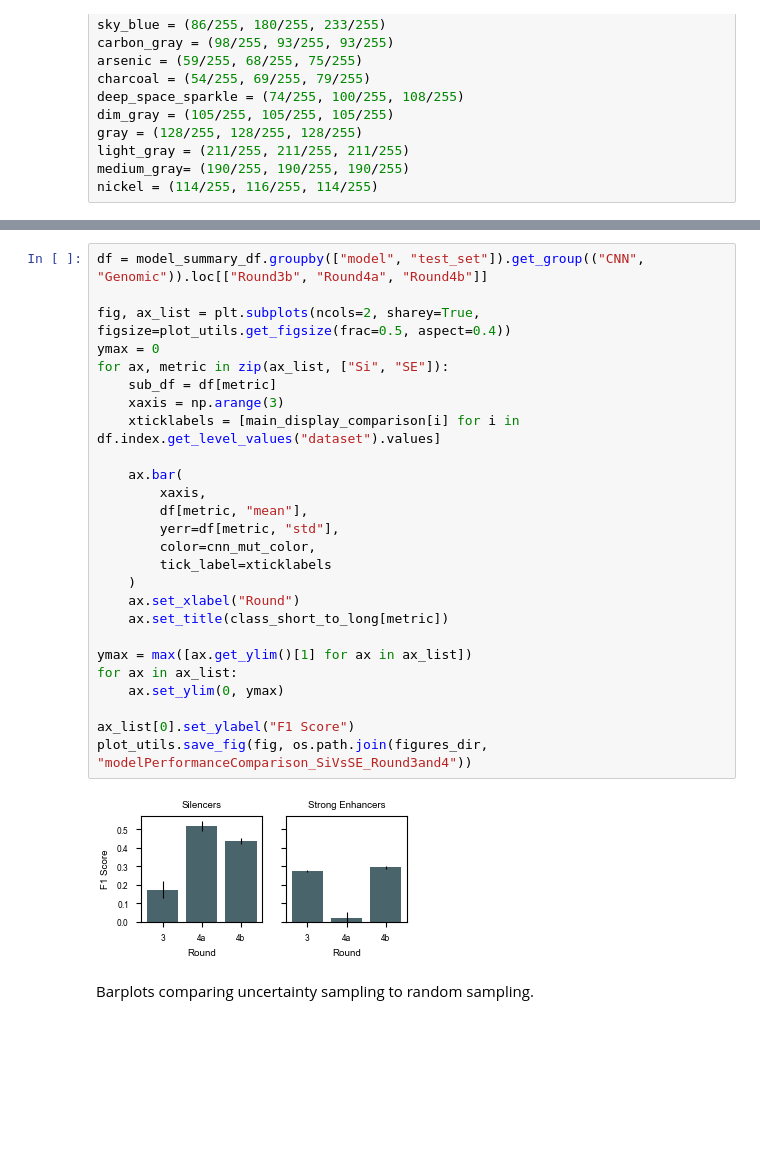
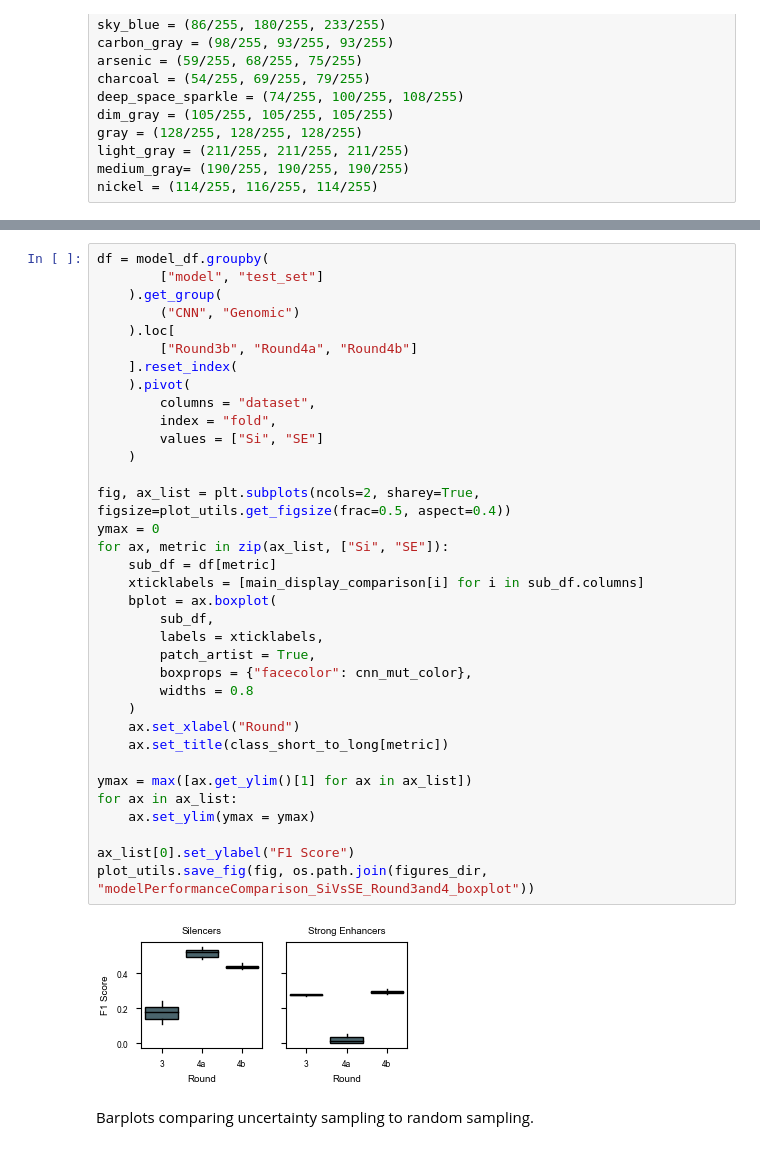
Before and after one commit to barakcohenlab/CRX-Active-Learning, a Jupyter notebook: classifier_performance.ipynb, the cells around one changed output, grey strips where cells are left out. Saved outputs shown, nothing was run; the diff lists cells and outputs as text; blank space fills up the shorter version.

Commit message:
Classifier notebook makes boxplots instead of barplots

```diff
--- a/classifier_performance.ipynb
+++ b/classifier_performance.ipynb
@@ -230,31 +305,40 @@ plot_utils.save_fig(fig, os.path.join(figures_dir, "modelPerformanceComparison_c
 # %%
-df = model_summary_df.groupby(["model", "test_set"]).get_group(("CNN", "Genomic")).loc[["Round3b", "Round4a", "Round4b"]]
+df = model_df.groupby(
+        ["model", "test_set"]
+    ).get_group(
+        ("CNN", "Genomic")
+    ).loc[
+        ["Round3b", "Round4a", "Round4b"]
+    ].reset_index(
+    ).pivot(
+        columns = "dataset",
+        index = "fold",
+        values = ["Si", "SE"]
+    )
 
 fig, ax_list = plt.subplots(ncols=2, sharey=True, figsize=plot_utils.get_figsize(frac=0.5, aspect=0.4))
 ymax = 0
 for ax, metric in zip(ax_list, ["Si", "SE"]):
     sub_df = df[metric]
-    xaxis = np.arange(3)
-    xticklabels = [main_display_comparison[i] for i in df.index.get_level_values("dataset").values]
-
-    ax.bar(
-        xaxis,
-        df[metric, "mean"],
-        yerr=df[metric, "std"],
-        color=cnn_mut_color,
-        tick_label=xticklabels
+    xticklabels = [main_display_comparison[i] for i in sub_df.columns]
+    bplot = ax.boxplot(
+        sub_df,
+        labels = xticklabels,
+        patch_artist = True,
+        boxprops = {"facecolor": cnn_mut_color},
+        widths = 0.8
     )
     ax.set_xlabel("Round")
     ax.set_title(class_short_to_long[metric])
 
 ymax = max([ax.get_ylim()[1] for ax in ax_list])
 for ax in ax_list:
-    ax.set_ylim(0, ymax)
+    ax.set_ylim(ymax = ymax)
 
 ax_list[0].set_ylabel("F1 Score")
-plot_utils.save_fig(fig, os.path.join(figures_dir, "modelPerformanceComparison_SiVsSE_Round3and4"))
+plot_utils.save_fig(fig, os.path.join(figures_dir, "modelPerformanceComparison_SiVsSE_Round3and4_boxplot"))
 # %% [output]
-[figure, old version]
+[figure, new version]
 # %% [markdown]
 Barplots comparing uncertainty sampling to random sampling.
 # %%
```
Also changed, not shown: parts of 4 cells of this notebook.
